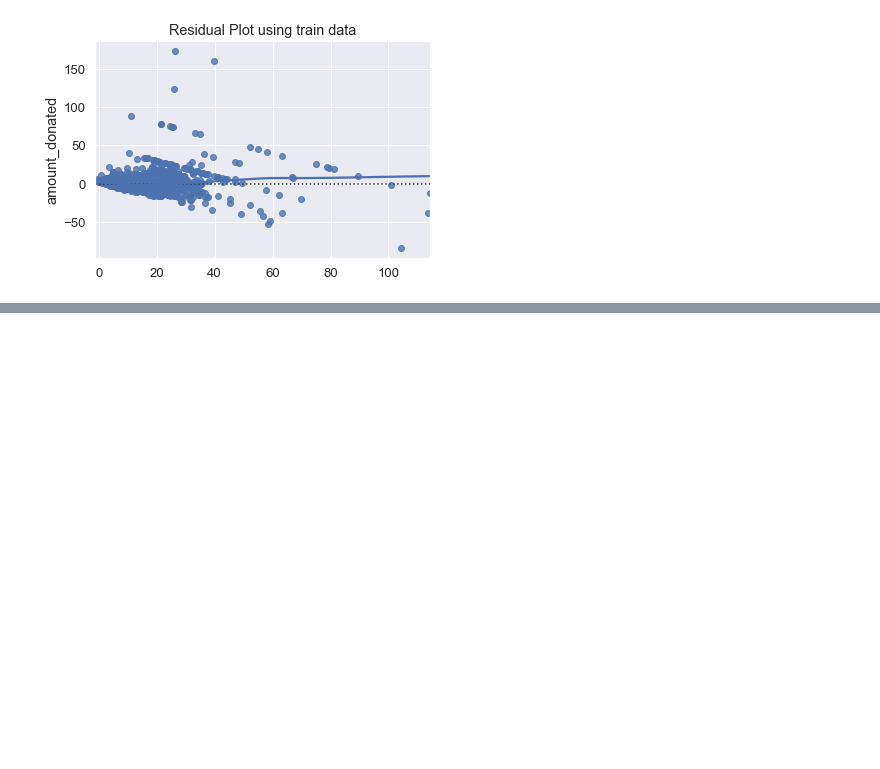
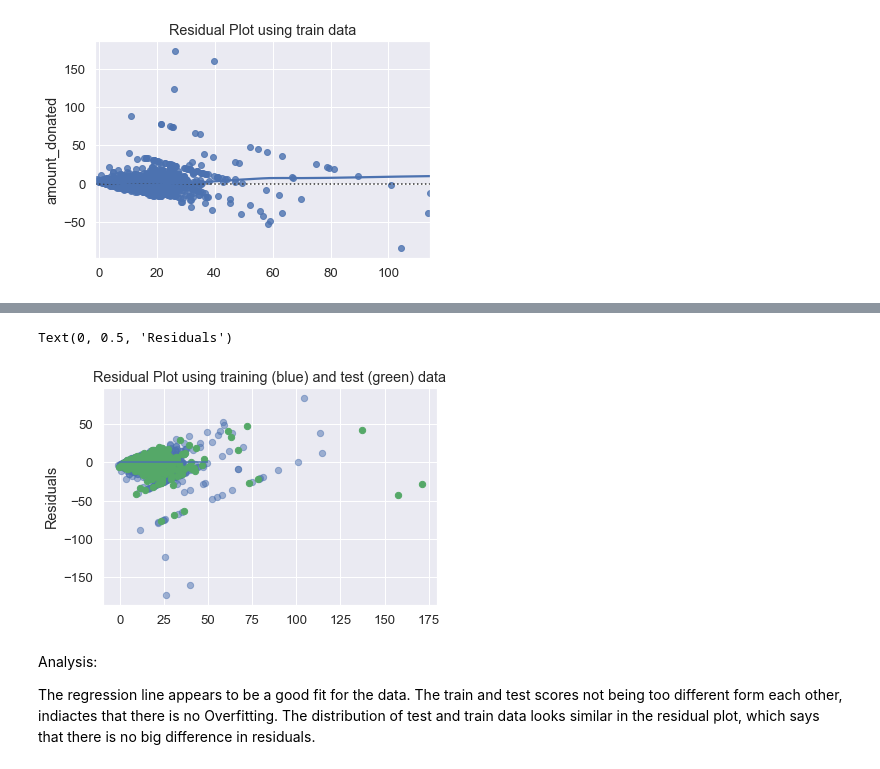
Before and after one commit to jindukwentua/Applying-Machine-Learning-to-Charity-donations, a Jupyter notebook: notebook/2nd_regression_model.ipynb, the cells around one changed output, grey strips where cells are left out. Drawn from its saved outputs; the diff is of its cells as text; code cells hidden in the pictures; blank space fills up the shorter version.

Commit message:
regression commit

```diff
--- a/notebook/2nd_regression_model.ipynb
+++ b/notebook/2nd_regression_model.ipynb
@@ -714,0 +718,15 @@ plt.title('Residual Plot using test data')
+# %%
+plt.scatter(lm.predict(X_train), lm.predict(X_train) - y_train, c='b', s=40, alpha=0.5)
+plt.scatter(lm.predict(X_test), lm.predict(X_test) - y_test, c='g', s=40)
+plt.hlines(y = 0, xmin=0, xmax = 50)
+plt.title('Residual Plot using training (blue) and test (green) data')
+plt.ylabel('Residuals')
+# %% [output]
+Text(0, 0.5, 'Residuals')
+[figure, added]
+# %% [markdown]
+Analysis:
+
+The regression line appears to be a good fit for the data.
+The train and test scores not being too different form each other, indiactes that there is no Overfitting.
+The distribution of test and train data looks similar in the residual plot, which says that there is no big difference in residuals.
```
Also changed, not shown: parts of 7 cells of this notebook.
